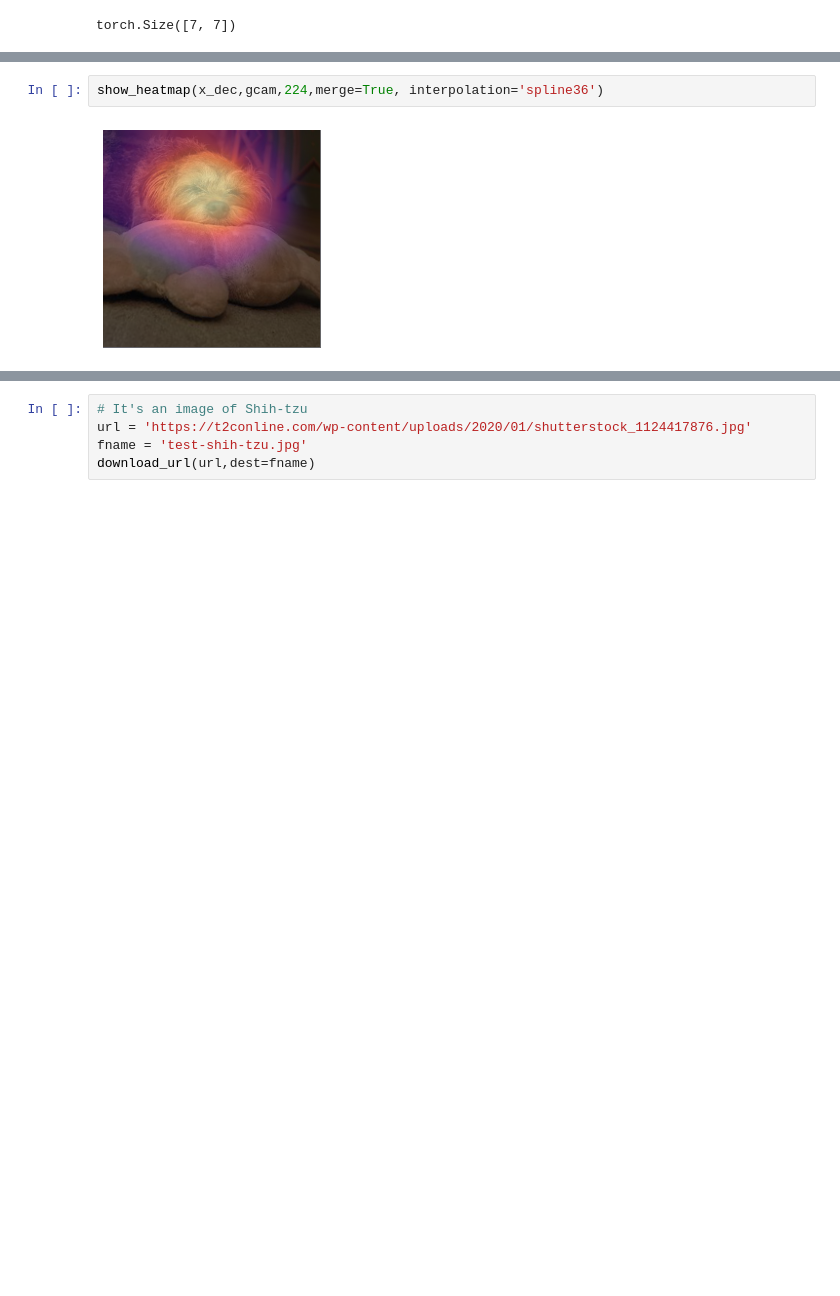
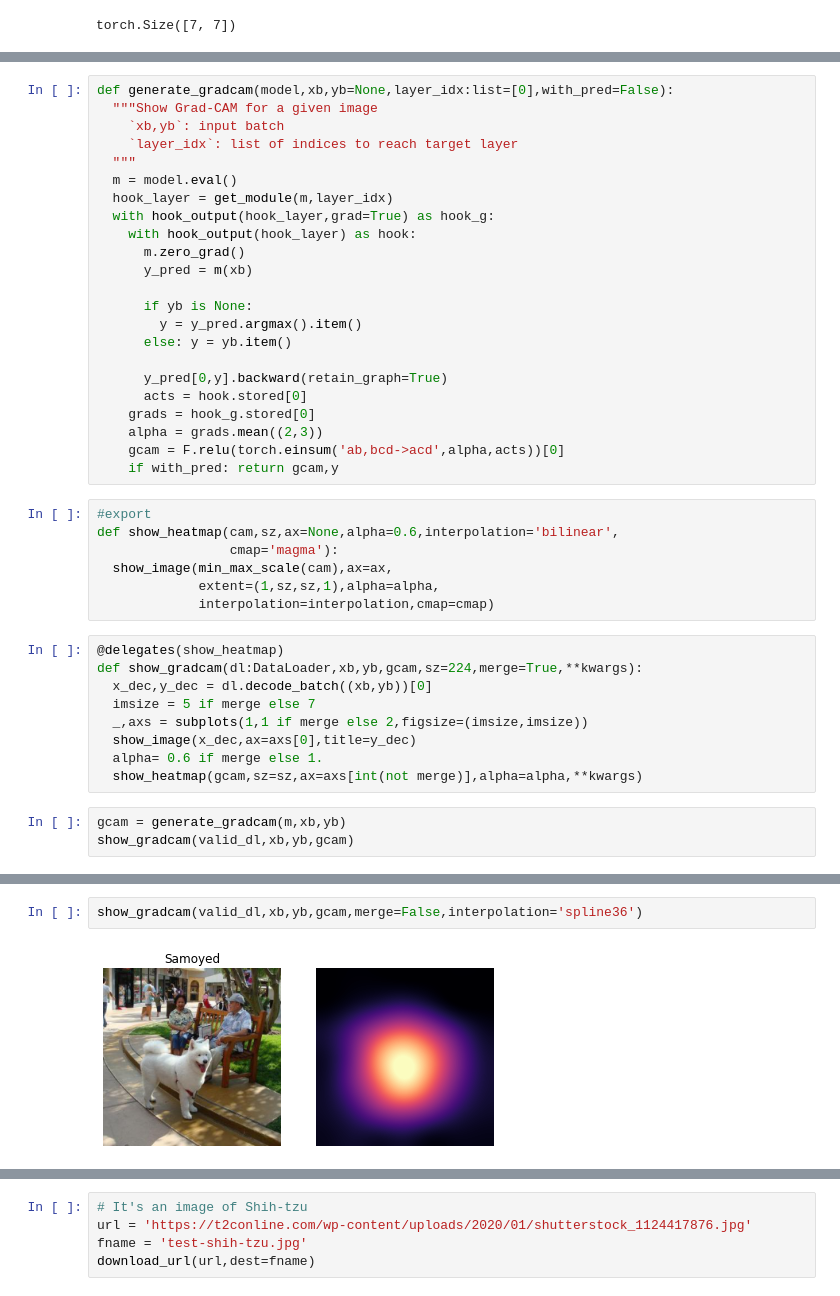
Before and after one commit to Kshitij09/fast_impl, a Jupyter notebook: nbs/visualizations/visualize.grad_cam.ipynb, the cells around one changed output, grey strips where cells are left out. Saved outputs shown, nothing was run; the diff lists cells and outputs as text; blank space fills up the shorter version.

Commit message:
Update visualizations
* Added GuidedBackprop
* Updated Grad-CAM examples
* Implemented Guided Grad-CAM

Signed-off-:by Kshitij Patil <kshitijpatil98@gmail.com>

```diff
--- a/nbs/visualizations/visualize.grad_cam.ipynb
+++ b/nbs/visualizations/visualize.grad_cam.ipynb
@@ -127,0 +126,42 @@ def show_heatmap(x,cam,sz,merge=False,figsize=(7,7),
+# %%
+def generate_gradcam(model,xb,yb=None,layer_idx:list=[0],with_pred=False):
+  """Show Grad-CAM for a given image
+    `xb,yb`: input batch
+    `layer_idx`: list of indices to reach target layer
+  """
+  m = model.eval()
+  hook_layer = get_module(m,layer_idx)
+  with hook_output(hook_layer,grad=True) as hook_g:
+    with hook_output(hook_layer) as hook:
+      m.zero_grad()
+      y_pred = m(xb)
+
+      if yb is None:
+        y = y_pred.argmax().item()
+      else: y = yb.item()
+
+      y_pred[0,y].backward(retain_graph=True)
+      acts = hook.stored[0]
+    grads = hook_g.stored[0]
+    alpha = grads.mean((2,3))
+    gcam = F.relu(torch.einsum('ab,bcd->acd',alpha,acts))[0]
+    if with_pred: return gcam,y
+# %%
+#export
+def show_heatmap(cam,sz,ax=None,alpha=0.6,interpolation='bilinear',
+                 cmap='magma'):
+  show_image(min_max_scale(cam),ax=ax,
+             extent=(1,sz,sz,1),alpha=alpha,
+             interpolation=interpolation,cmap=cmap)
+# %%
+@delegates(show_heatmap)
+def show_gradcam(dl:DataLoader,xb,yb,gcam,sz=224,merge=True,**kwargs):
+  x_dec,y_dec = dl.decode_batch((xb,yb))[0]
+  imsize = 5 if merge else 7
+  _,axs = subplots(1,1 if merge else 2,figsize=(imsize,imsize))
+  show_image(x_dec,ax=axs[0],title=y_dec)
+  alpha= 0.6 if merge else 1.
+  show_heatmap(gcam,sz=sz,ax=axs[int(not merge)],alpha=alpha,**kwargs)
+# %%
+gcam = generate_gradcam(m,xb,yb)
+show_gradcam(valid_dl,xb,yb,gcam)
@@ -128,7 +170,7 @@ def show_heatmap(x,cam,sz,merge=False,figsize=(7,7),
 # %%
-show_heatmap(x_dec,gcam,224,merge=True, interpolation='spline36')
+show_gradcam(valid_dl,xb,yb,gcam,merge=False,interpolation='spline36')
 # %% [output]
-[figure, old version]
+[figure, new version]
 # %% [markdown]
 # Custom test image
 
```
Also changed, not shown: parts of 50 cells of this notebook, 4 other files.
